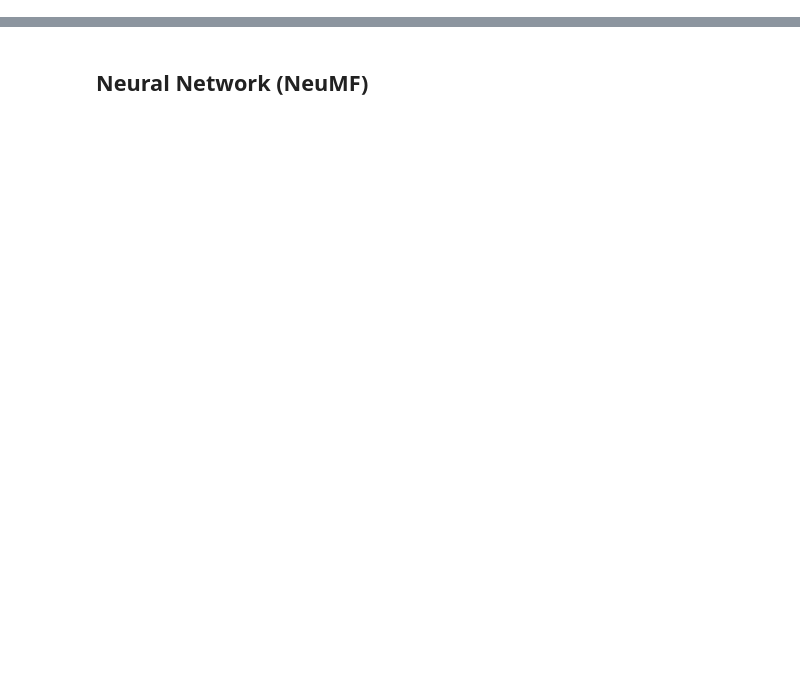
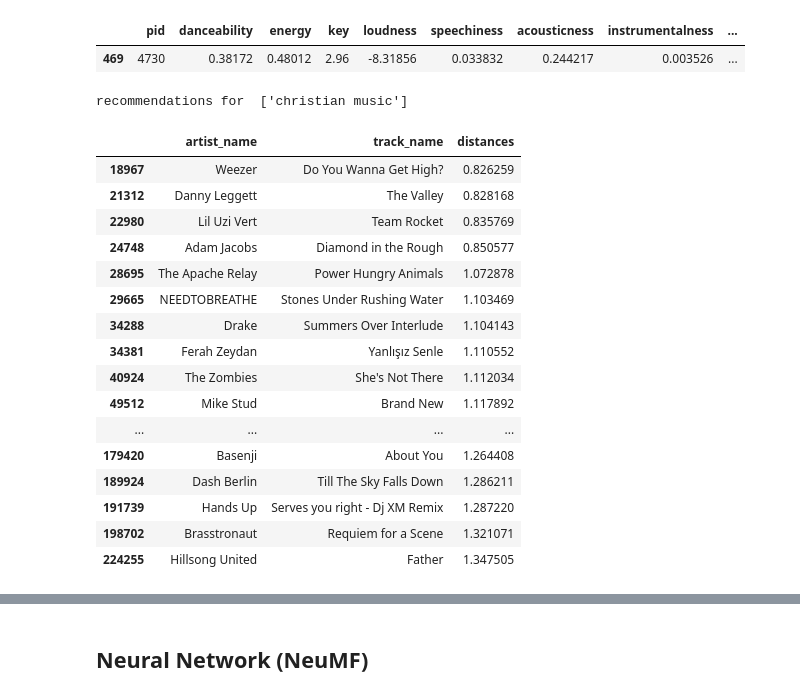
Before and after one commit to icarus08/ml-spotify-recommendations, a Jupyter notebook: knn_ncf.ipynb, the cells around one changed output, grey strips where cells are left out. Cells and saved outputs as stored; diff of their text form; code cells hidden in the pictures; blank space fills up the shorter version.

```diff
--- a/knn_ncf.ipynb
+++ b/knn_ncf.ipynb
@@ -131,6 +165,39 @@ def get_predicted_playlist_tracks():
 
 test_predicted_playlist_tracks_df = pd.DataFrame(get_predicted_playlist_tracks(), columns =['tid', 'pid', 'pos'])
 test_predicted_playlist_tracks_df.tid = test_predicted_playlist_tracks_df.tid.astype(cat_type)
+# %%
+# coode to get
+one_pid = test_playlist_incomplete_features.sample(1)
+one_pid
+# %% [output]
+|  | pid | danceability | energy | key | loudness | speechiness | acousticness | instrumentalness | ... |
+| 469 | 4730 | 0.38172 | 0.48012 | 2.96 | -8.31856 | 0.033832 | 0.244217 | 0.003526 | ... |
+# %%
+tracks_in_one_playlist_df = test_predicted_playlist_tracks_df.query('pid in @one_pid.pid')
+tracks_info_in_one_playlist_df = tracks_info_df.query('tid in @tracks_in_one_playlist_df.tid')
+print('recommendations for ',tracks_info_df.query('pid in @one_pid.pid')['playlist_name'].head(1).values)
+tracks_info_in_one_playlist_df = tracks_info_in_one_playlist_df[['artist_name','track_name']]
+tracks_info_in_one_playlist_df['distances'] = distances[one_pid.index].reshape(-1,1)
+tracks_info_in_one_playlist_df
+# %% [output]
+recommendations for  ['christian music']
+|  | artist_name | track_name | distances |
+| 18967 | Weezer | Do You Wanna Get High? | 0.826259 |
+| 21312 | Danny Leggett | The Valley | 0.828168 |
+| 22980 | Lil Uzi Vert | Team Rocket | 0.835769 |
+| 24748 | Adam Jacobs | Diamond in the Rough | 0.850577 |
+| 28695 | The Apache Relay | Power Hungry Animals | 1.072878 |
+| 29665 | NEEDTOBREATHE | Stones Under Rushing Water | 1.103469 |
+| 34288 | Drake | Summers Over Interlude | 1.104143 |
+| 34381 | Ferah Zeydan | Yanlışız Senle | 1.110552 |
+| 40924 | The Zombies | She's Not There | 1.112034 |
+| 49512 | Mike Stud | Brand New | 1.117892 |
+| ... | ... | ... | ... |
+| 179420 | Basenji | About You | 1.264408 |
+| 189924 | Dash Berlin | Till The Sky Falls Down | 1.286211 |
+| 191739 | Hands Up | Serves you right - Dj XM Remix | 1.287220 |
+| 198702 | Brasstronaut | Requiem for a Scene | 1.321071 |
+| 224255 | Hillsong United | Father | 1.347505 |
 # %%
 class Evaluator:
     def __init__(self,predicted_playlist_tracks,true_playlist_tracks):
```
Also changed, not shown: parts of 12 cells of this notebook.
